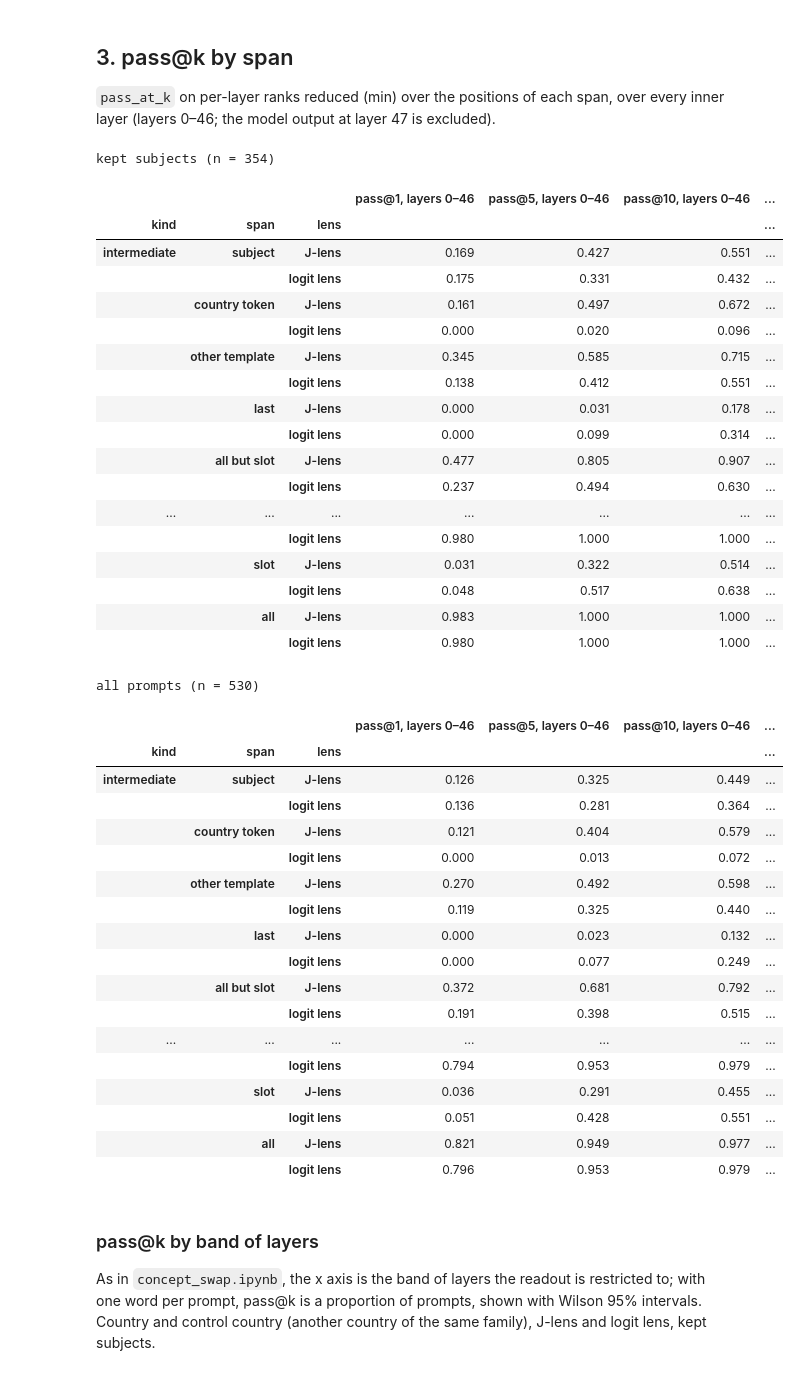
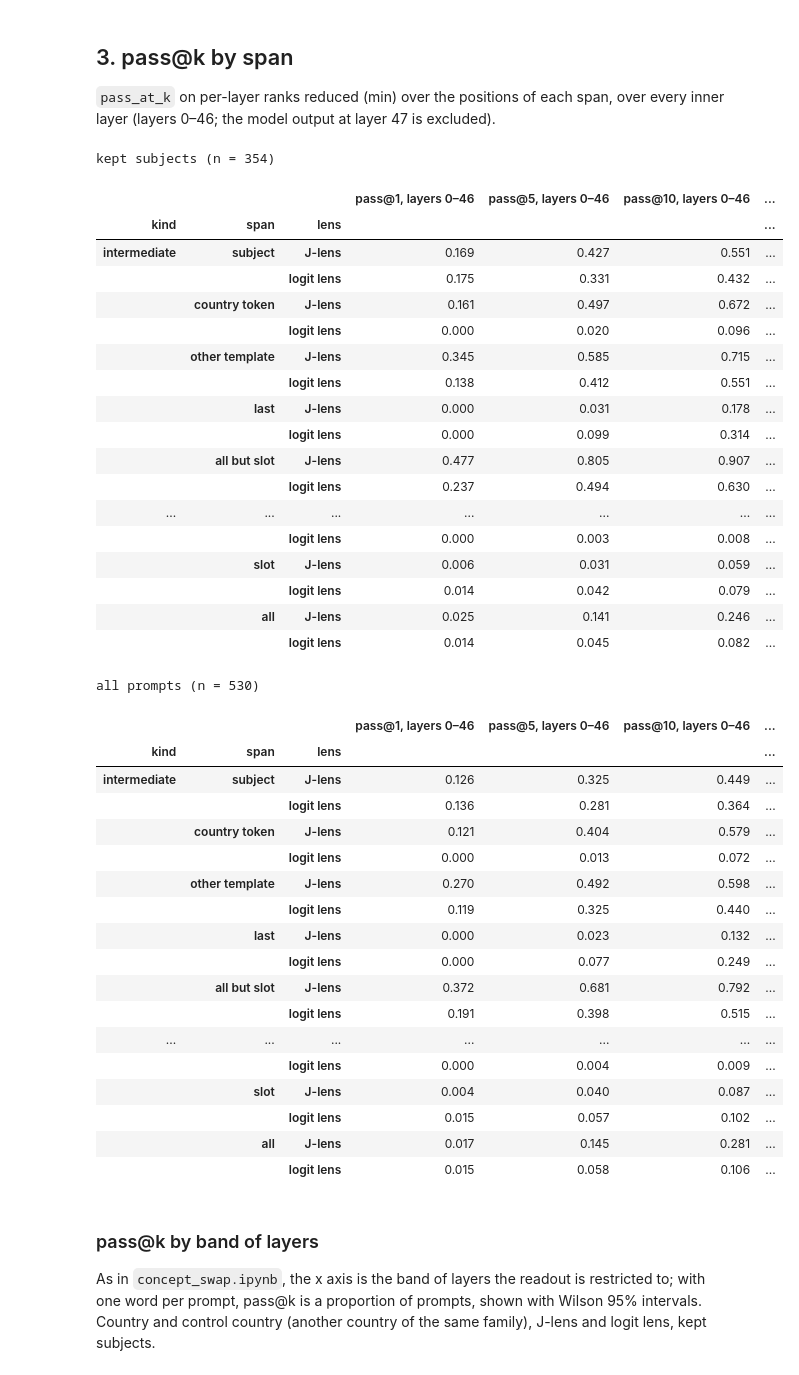
Before and after one commit to ai360-project-school-j-lens/jacobian-lens-gpt2, a Jupyter notebook: notebooks/gpt2-xl/latent_bridge_v2/latent_bridge_v2_lens_benchmark.ipynb, the cells around one changed output. Drawn from its saved outputs; the diff is of its cells as text; code cells hidden in the pictures.

```diff
--- a/notebooks/gpt2-xl/latent_bridge_v2/latent_bridge_v2_lens_benchmark.ipynb
+++ b/notebooks/gpt2-xl/latent_bridge_v2/latent_bridge_v2_lens_benchmark.ipynb
@@ -306,39 +316,40 @@ INNER = slice(None, -1)
 
 
 def pass_table(frame, ks=K_VALUES):
+    frame = frame[frame.kind.isin(["intermediate", "control"])]
     rows = []
     for span in SPANS:
         scores = pass_at_k(frame[frame.span.eq(span)].drop(columns="dataset").assign(dataset="all"), ks, INNER)
         rows.append(scores.assign(span=span))
     table = pd.concat(rows).pivot_table(index=["kind", "span", "lens"], columns="k", values="score")
     table.columns = [f"pass@{k}, layers 0–46" for k in table.columns]
-    return table.reindex(KINDS, level="kind").reindex(SPANS, level="span").round(3)
+    return table.reindex(["intermediate", "control"], level="kind").reindex(SPANS, level="span").round(3)
 
 
 print("kept subjects (n = 354)")
 display(pass_table(words[words.kept]))
 print("all prompts (n = 530)")
 display(pass_table(words))
 # %% [output]
 kept subjects (n = 354)
 |  |  |  | pass@1, layers 0–46 | pass@5, layers 0–46 | pass@10, layers 0–46 | ... |
 | kind | span | lens |  |  |  | ... |
 | intermediate | subject | J-lens | 0.169 | 0.427 | 0.551 | ... |
 |  |  | logit lens | 0.175 | 0.331 | 0.432 | ... |
 |  | country token | J-lens | 0.161 | 0.497 | 0.672 | ... |
 |  |  | logit lens | 0.000 | 0.020 | 0.096 | ... |
 |  | other template | J-lens | 0.345 | 0.585 | 0.715 | ... |
 |  |  | logit lens | 0.138 | 0.412 | 0.551 | ... |
 |  | last | J-lens | 0.000 | 0.031 | 0.178 | ... |
 |  |  | logit lens | 0.000 | 0.099 | 0.314 | ... |
 |  | all but slot | J-lens | 0.477 | 0.805 | 0.907 | ... |
 |  |  | logit lens | 0.237 | 0.494 | 0.630 | ... |
 | ... | ... | ... | ... | ... | ... | ... |
-|  |  | logit lens | 0.980 | 1.000 | 1.000 | ... |
-|  | slot | J-lens | 0.031 | 0.322 | 0.514 | ... |
-|  |  | logit lens | 0.048 | 0.517 | 0.638 | ... |
-|  | all | J-lens | 0.983 | 1.000 | 1.000 | ... |
-|  |  | logit lens | 0.980 | 1.000 | 1.000 | ... |
+|  |  | logit lens | 0.000 | 0.003 | 0.008 | ... |
+|  | slot | J-lens | 0.006 | 0.031 | 0.059 | ... |
+|  |  | logit lens | 0.014 | 0.042 | 0.079 | ... |
+|  | all | J-lens | 0.025 | 0.141 | 0.246 | ... |
+|  |  | logit lens | 0.014 | 0.045 | 0.082 | ... |
 all prompts (n = 530)
 |  |  |  | pass@1, layers 0–46 | pass@5, layers 0–46 | pass@10, layers 0–46 | ... |
 | kind | span | lens |  |  |  | ... |
@@ -353,11 +364,11 @@ all prompts (n = 530)
 |  | all but slot | J-lens | 0.372 | 0.681 | 0.792 | ... |
 |  |  | logit lens | 0.191 | 0.398 | 0.515 | ... |
 | ... | ... | ... | ... | ... | ... | ... |
-|  |  | logit lens | 0.794 | 0.953 | 0.979 | ... |
-|  | slot | J-lens | 0.036 | 0.291 | 0.455 | ... |
-|  |  | logit lens | 0.051 | 0.428 | 0.551 | ... |
-|  | all | J-lens | 0.821 | 0.949 | 0.977 | ... |
-|  |  | logit lens | 0.796 | 0.953 | 0.979 | ... |
+|  |  | logit lens | 0.000 | 0.004 | 0.009 | ... |
+|  | slot | J-lens | 0.004 | 0.040 | 0.087 | ... |
+|  |  | logit lens | 0.015 | 0.057 | 0.102 | ... |
+|  | all | J-lens | 0.017 | 0.145 | 0.281 | ... |
+|  |  | logit lens | 0.015 | 0.058 | 0.106 | ... |
 # %% [markdown]
 ### pass@k by band of layers
 
```
Also changed, not shown: parts of 41 cells of this notebook.
